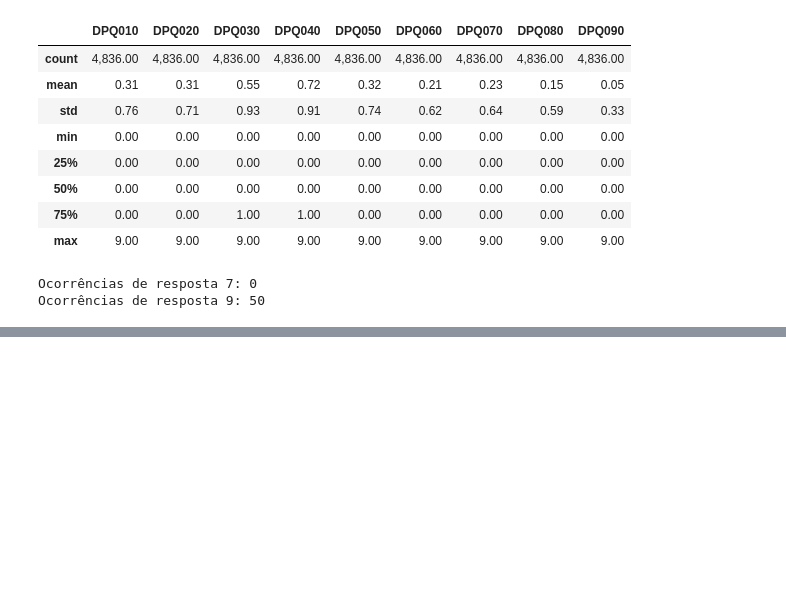
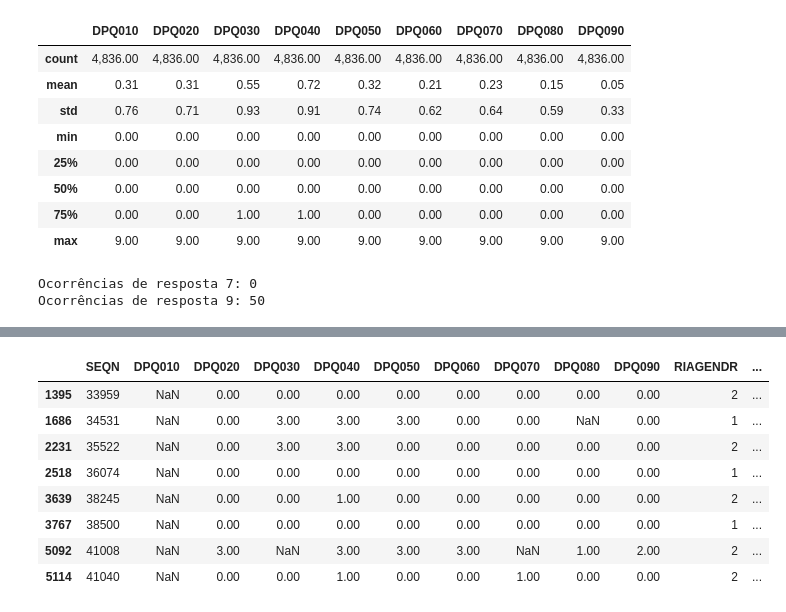
Before and after one commit to thiago-paim/tera-desafio-inferencia, a Jupyter notebook: notebooks/demo_phq_exploration.ipynb, the cells around one changed output, grey strips where cells are left out. Saved outputs shown, nothing was run; the diff lists cells and outputs as text; code cells hidden in the pictures; blank space fills up the shorter version.

Commit message:
expandindo exploracao do DEMO_PHQ

```diff
--- a/notebooks/demo_phq_exploration.ipynb
+++ b/notebooks/demo_phq_exploration.ipynb
@@ -10,7 +10,7 @@ import warnings
 warnings.filterwarnings('ignore')
 
 # Configurações para facilitar a visualização dos dataframes
-pd.set_option('display.max_rows', 15)
+pd.set_option('display.max_rows', 50)
 pd.set_option('display.max_columns', None)
 pd.options.display.float_format = '{:,.2f}'.format
 # %%
@@ -76,3 +76,6 @@ print(f'Ocorrências de resposta 9: {(demo_phq[phq_cols] == 9.0).sum().sum()}')
 # %% [output]
 Ocorrências de resposta 7: 0
 Ocorrências de resposta 9: 50
+# %%
+# Como estes valores significam uma ausencia de resposta, eles serão removidos para não influenciar nos cálculos
+demo_phq[phq_cols] = demo_phq[phq_cols].replace([7.0, 9.0], np.nan)
@@ -78,0 +104,3 @@ Ocorrências de resposta 9: 50
+# %%
+df = demo_phq
+df[phq_cols].isna().sum()
@@ -78,0 +118,14 @@ Ocorrências de resposta 9: 50
+# %%
+# Buscando forma de filtrar as linhas com todos DPQ == NaN
+# https://thispointer.com/pandas-select-rows-with-nan-in-column/
+df[df['DPQ010'].isna() & df['DPQ020'].notna()]
+# %% [output]
+|  | SEQN | DPQ010 | DPQ020 | DPQ030 | DPQ040 | DPQ050 | DPQ060 | DPQ070 | DPQ080 | DPQ090 | RIAGENDR | ... |
+| 1395 | 33959 | NaN | 0.00 | 0.00 | 0.00 | 0.00 | 0.00 | 0.00 | 0.00 | 0.00 | 2 | ... |
+| 1686 | 34531 | NaN | 0.00 | 3.00 | 3.00 | 3.00 | 0.00 | 0.00 | NaN | 0.00 | 1 | ... |
+| 2231 | 35522 | NaN | 0.00 | 3.00 | 3.00 | 0.00 | 0.00 | 0.00 | 0.00 | 0.00 | 2 | ... |
+| 2518 | 36074 | NaN | 0.00 | 0.00 | 0.00 | 0.00 | 0.00 | 0.00 | 0.00 | 0.00 | 1 | ... |
+| 3639 | 38245 | NaN | 0.00 | 0.00 | 1.00 | 0.00 | 0.00 | 0.00 | 0.00 | 0.00 | 2 | ... |
+| 3767 | 38500 | NaN | 0.00 | 0.00 | 0.00 | 0.00 | 0.00 | 0.00 | 0.00 | 0.00 | 1 | ... |
+| 5092 | 41008 | NaN | 3.00 | NaN | 3.00 | 3.00 | 3.00 | NaN | 1.00 | 2.00 | 2 | ... |
+| 5114 | 41040 | NaN | 0.00 | 0.00 | 1.00 | 0.00 | 0.00 | 1.00 | 0.00 | 0.00 | 2 | ... |
```
Also changed, not shown: parts of 6 cells of this notebook.
